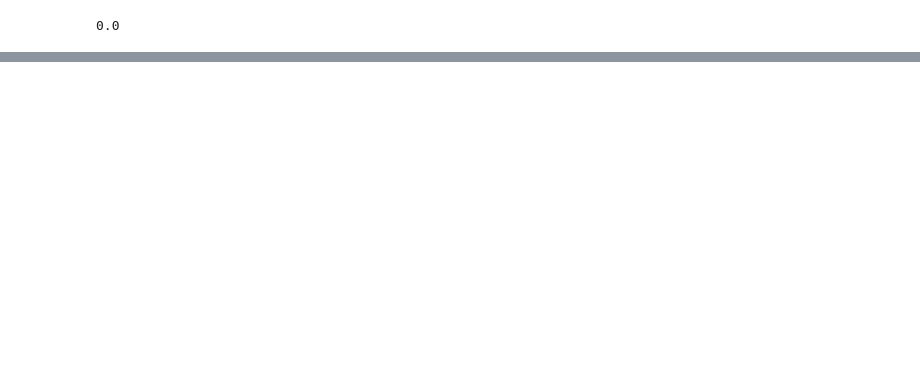
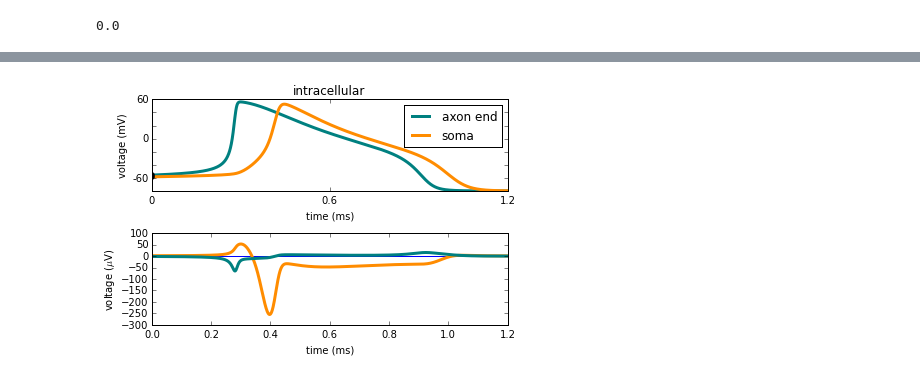
Before and after one commit to maikia/kink_paper, a Jupyter notebook: src/fig3/fig3.py.ipynb, the cells around one changed output, grey strips where cells are left out. Cells and saved outputs as stored; diff of their text form; code cells hidden in the pictures; blank space fills up the shorter version.

```diff
--- a/src/fig3/fig3.py.ipynb
+++ b/src/fig3/fig3.py.ipynb
@@ -276,0 +257,45 @@ plt.tight_layout()
+# %%
+# action potential
+# intracellular ap in the soma and in the axon
+plt.figure()
+ax0 = plt.subplot(2,1,1)
+plt.plot(timeline, v_memb_axon, color = axon_color, label='axon end', lw = 3)
+plt.plot(timeline, v_memb_soma, color = soma_color, label = 'soma', lw = 3)
+plt.plot(timeline[idx_to_plot], v_memb_soma[idx_to_plot], 'o', color = 'k', ms = 5)
+plt.plot(timeline[idx_to_plot], v_memb_axon[idx_to_plot], 'o', color = 'k', ms = 5)
+
+start_timeline = 0 #min(timeline)
+end_timeline = np.round(timeline[-1],2) #x_range[1]
+middle_timeline = np.round(np.mean([start_timeline,end_timeline]),2)
+
+ax0.set_xticks([start_timeline, middle_timeline, end_timeline])
+ax0.set_xticklabels([str(start_timeline), str(middle_timeline), str(end_timeline)])
+ax0.set_yticks([-80, -60, -40, -20, 0, 20, 40, 60])
+ax0.set_yticklabels(['', '-60', '', '', '0', '', '', '60'])
+plt.xlim([start_timeline, end_timeline])
+plt.xlabel('time (ms)')
+plt.ylabel('voltage (mV)')
+plt.legend()
+plt.title('intracellular')
+
+# external spike in the given location
+plt.subplot(2,1,2)
+
+sp_loc_x = [min_axon_x, max_axon_x]
+sp_loc_y = [1+0.5*diam_axon, 1-0.5*diam_axon]
+
+v_ext_spike = field.estimate_on_grid(seg_coords, I,
+                               np.array([sp_loc_x]),
+                                np.array([sp_loc_y])
+                                              )
+
+
+plt.axhline(0)
+
+plt.plot(timeline, v_ext_spike[:, 0, 0]/1e3,color=soma_color,lw=3,label='near soma')
+plt.plot(timeline, v_ext_spike[:, 0, 1]/1e3,color=axon_color,lw=3,label='near axon')
+plt.ylabel(r'voltage ($\mu$V)')
+plt.xlabel('time (ms)')
+plt.tight_layout()
+# %% [output]
+[figure, added]
```
Also changed, not shown: parts of 6 cells of this notebook, 27 other files.
